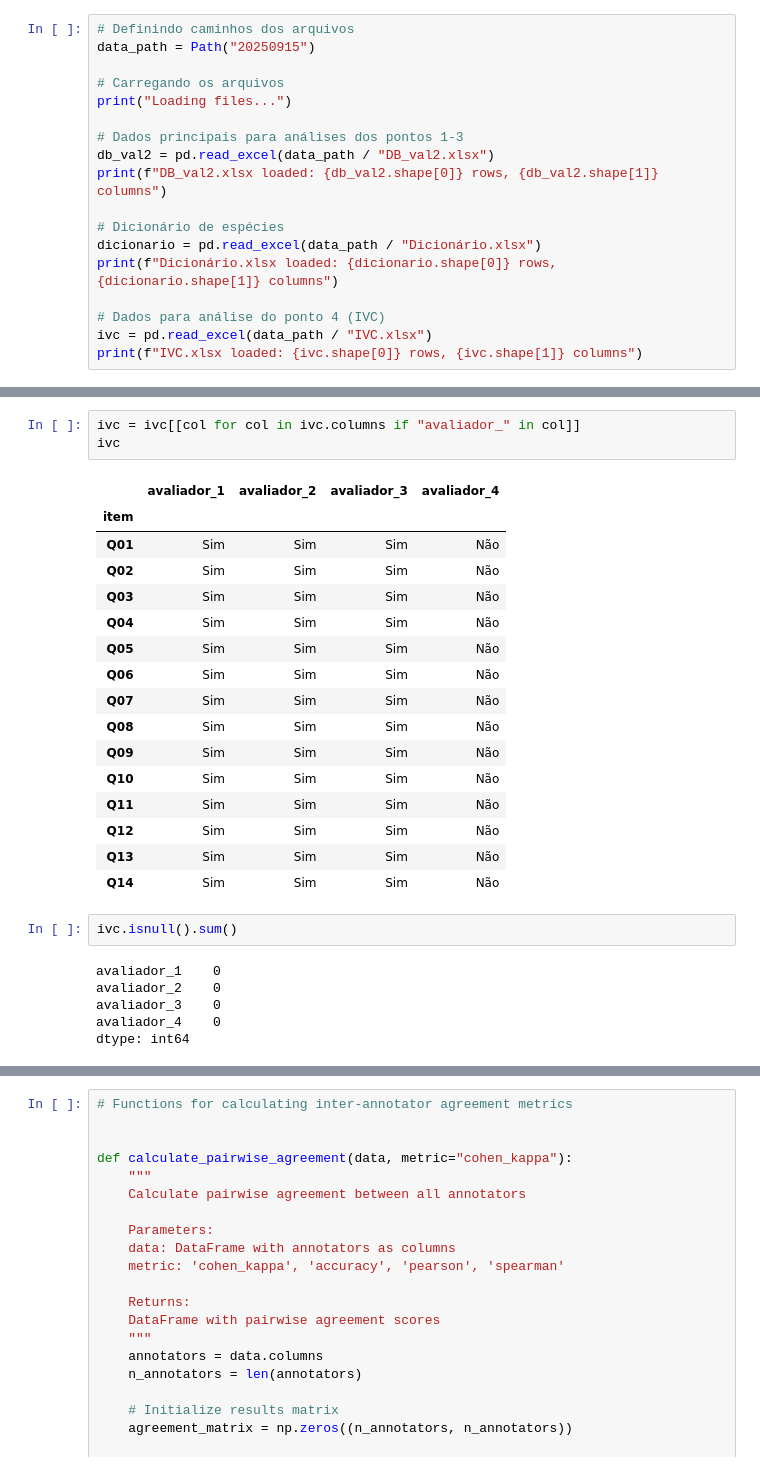
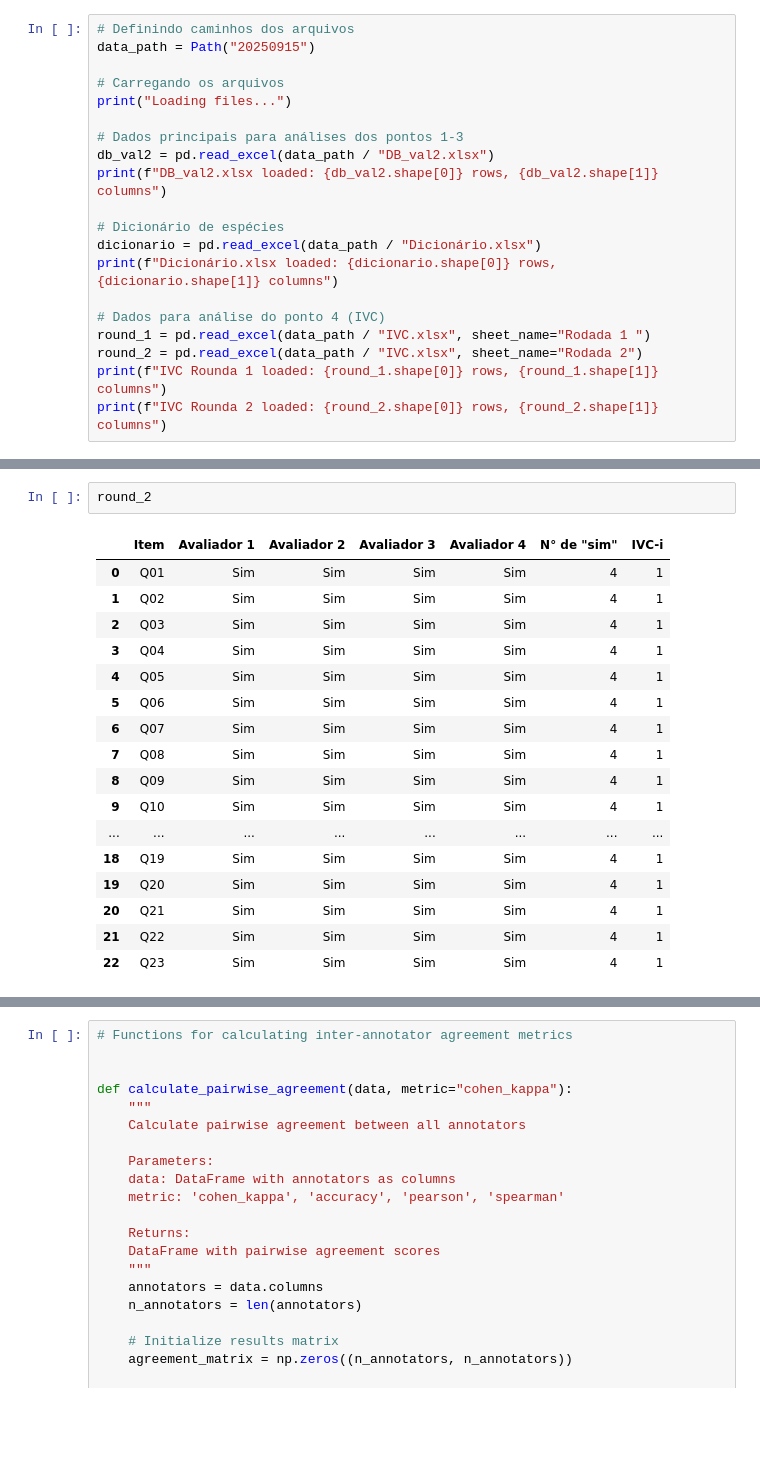
Before and after one commit to eliasjacob/survey_garden, a Jupyter notebook: 03-inter_annotator_agreement.ipynb, the cells around one changed output, grey strips where cells are left out. Saved outputs shown, nothing was run; the diff lists cells and outputs as text; blank space fills up the shorter version.

```diff
--- a/03-inter_annotator_agreement.ipynb
+++ b/03-inter_annotator_agreement.ipynb
@@ -56,8 +40,10 @@ dicionario = pd.read_excel(data_path / "Dicionário.xlsx")
 print(f"Dicionário.xlsx loaded: {dicionario.shape[0]} rows, {dicionario.shape[1]} columns")
 
 # Dados para análise do ponto 4 (IVC)
-ivc = pd.read_excel(data_path / "IVC.xlsx")
-print(f"IVC.xlsx loaded: {ivc.shape[0]} rows, {ivc.shape[1]} columns")
+round_1 = pd.read_excel(data_path / "IVC.xlsx", sheet_name="Rodada 1 ")
+round_2 = pd.read_excel(data_path / "IVC.xlsx", sheet_name="Rodada 2")
+print(f"IVC Rounda 1 loaded: {round_1.shape[0]} rows, {round_1.shape[1]} columns")
+print(f"IVC Rounda 2 loaded: {round_2.shape[0]} rows, {round_2.shape[1]} columns")
 # %% [output]
 Loading files...
 DB_val2.xlsx loaded: 155 rows, 98 columns
@@ -125,28 +74,20 @@ ivc
-# %%
-ivc = ivc[[col for col in ivc.columns if "avaliador_" in col]]
-ivc
-# %% [output]
-|  | avaliador_1 | avaliador_2 | avaliador_3 | avaliador_4 |
-| item |  |  |  |  |
-| Q01 | Sim | Sim | Sim | Não |
-| Q02 | Sim | Sim | Sim | Não |
-| Q03 | Sim | Sim | Sim | Não |
-| Q04 | Sim | Sim | Sim | Não |
-| Q05 | Sim | Sim | Sim | Não |
-| Q06 | Sim | Sim | Sim | Não |
-| Q07 | Sim | Sim | Sim | Não |
-| Q08 | Sim | Sim | Sim | Não |
-| Q09 | Sim | Sim | Sim | Não |
-| Q10 | Sim | Sim | Sim | Não |
-| Q11 | Sim | Sim | Sim | Não |
-| Q12 | Sim | Sim | Sim | Não |
-| Q13 | Sim | Sim | Sim | Não |
-| Q14 | Sim | Sim | Sim | Não |
-# %%
-ivc.isnull().sum()
-# %% [output]
-avaliador_1    0
-avaliador_2    0
-avaliador_3    0
-avaliador_4    0
-dtype: int64
+# %%
+round_2
+# %% [output]
+|  | Item | Avaliador 1 | Avaliador 2 | Avaliador 3 | Avaliador 4 | N° de "sim" | IVC-i |
+| 0 | Q01 | Sim | Sim | Sim | Sim | 4 | 1 |
+| 1 | Q02 | Sim | Sim | Sim | Sim | 4 | 1 |
+| 2 | Q03 | Sim | Sim | Sim | Sim | 4 | 1 |
+| 3 | Q04 | Sim | Sim | Sim | Sim | 4 | 1 |
+| 4 | Q05 | Sim | Sim | Sim | Sim | 4 | 1 |
+| 5 | Q06 | Sim | Sim | Sim | Sim | 4 | 1 |
+| 6 | Q07 | Sim | Sim | Sim | Sim | 4 | 1 |
+| 7 | Q08 | Sim | Sim | Sim | Sim | 4 | 1 |
+| 8 | Q09 | Sim | Sim | Sim | Sim | 4 | 1 |
+| 9 | Q10 | Sim | Sim | Sim | Sim | 4 | 1 |
+| ... | ... | ... | ... | ... | ... | ... | ... |
+| 18 | Q19 | Sim | Sim | Sim | Sim | 4 | 1 |
+| 19 | Q20 | Sim | Sim | Sim | Sim | 4 | 1 |
+| 20 | Q21 | Sim | Sim | Sim | Sim | 4 | 1 |
+| 21 | Q22 | Sim | Sim | Sim | Sim | 4 | 1 |
+| 22 | Q23 | Sim | Sim | Sim | Sim | 4 | 1 |
```
Also changed, not shown: parts of 32 cells of this notebook, 21 other files.
